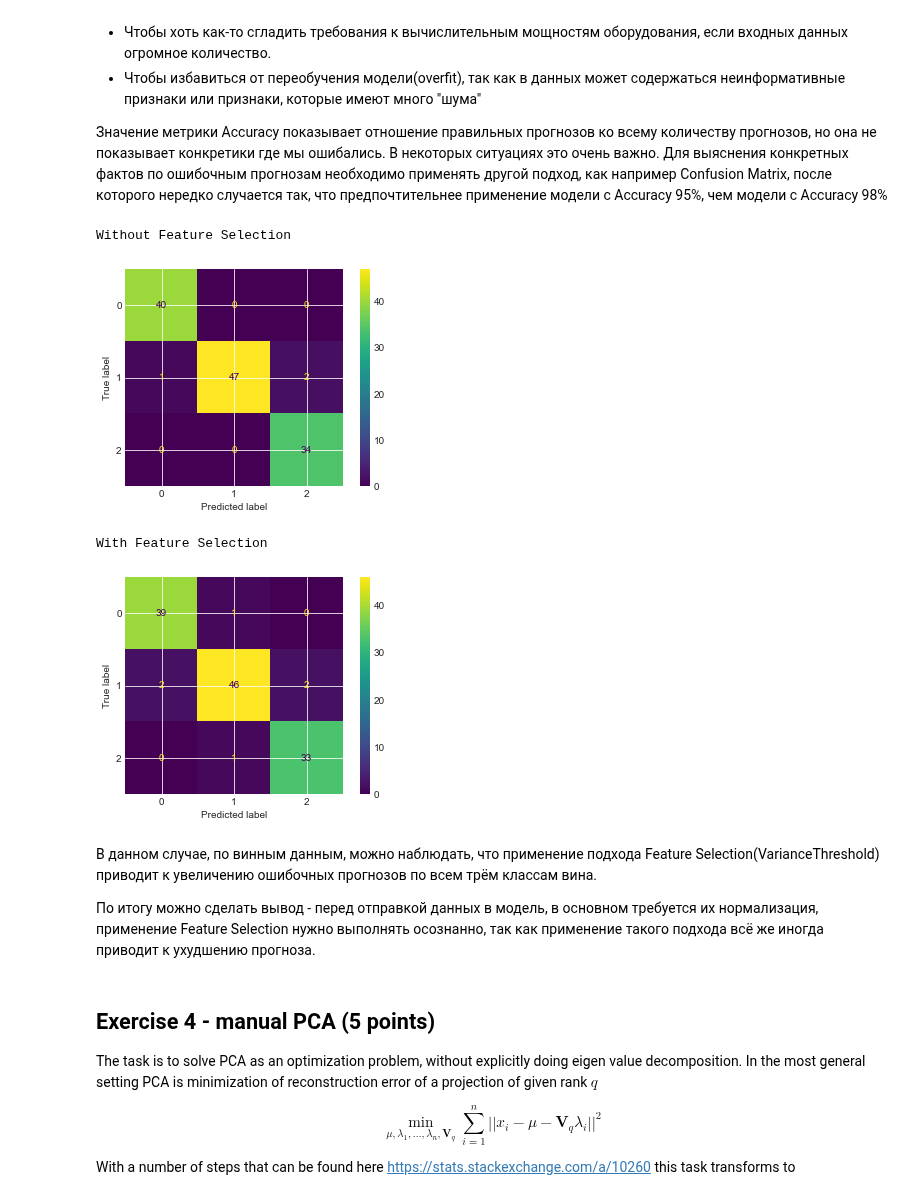
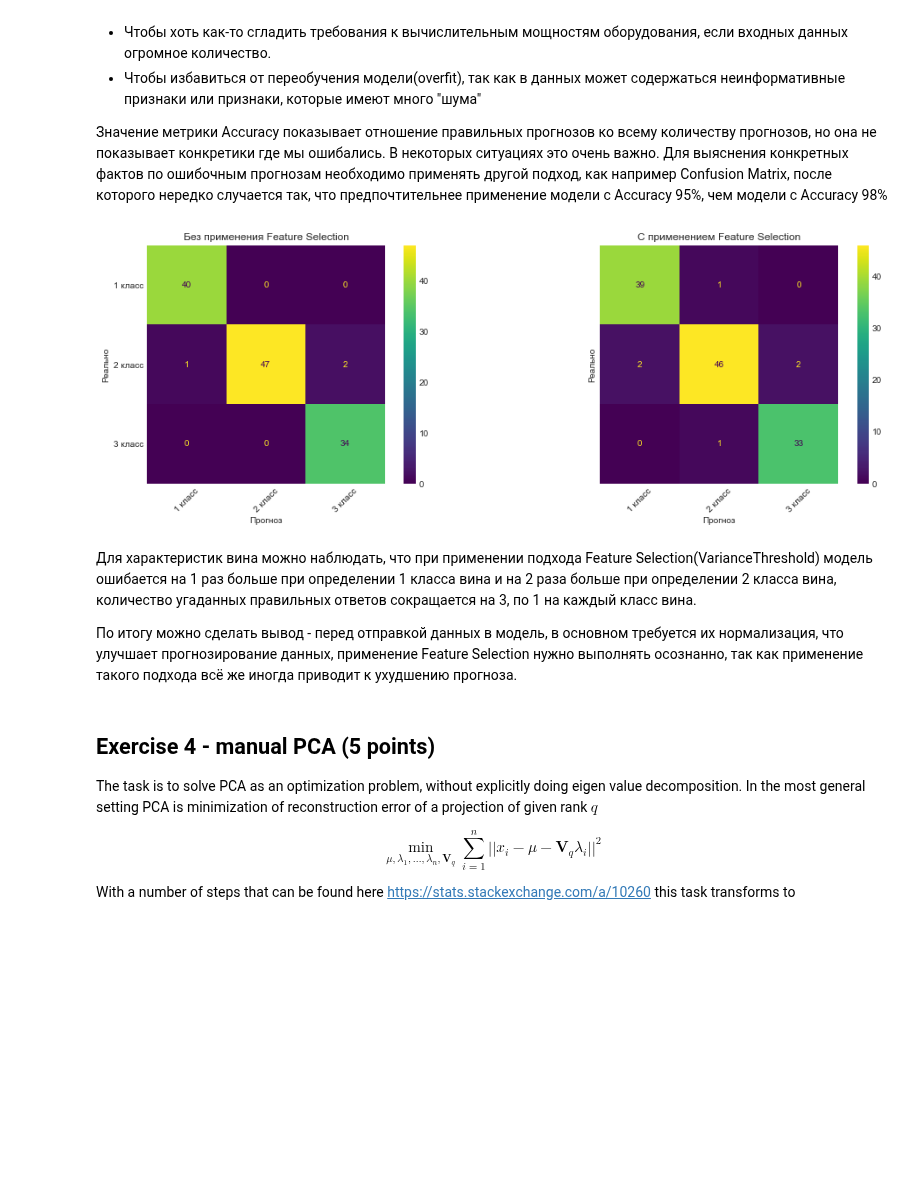
Before and after one commit to githubjeka/ml-intro, a Jupyter notebook: homework.ipynb, the cells around one changed output. Drawn from its saved outputs; the diff is of its cells as text; code cells hidden in the pictures; blank space fills up the shorter version.

```diff
--- a/homework.ipynb
+++ b/homework.ipynb
@@ -288,31 +292,36 @@ Feature Selection применяется по двум причинам:
 # %%
 from sklearn.metrics import confusion_matrix, ConfusionMatrixDisplay
 from sklearn.model_selection import cross_val_predict
 
-def confusion_matrix_display(confusion_matrix_results):
-    disp = ConfusionMatrixDisplay(confusion_matrix=confusion_matrix_results)
-    disp.plot()
-    plt.show()
+f, axes = plt.subplots(1, 2, figsize=(17, 5), sharey='row')
 
-print('Without Feature Selection')
+def confusion_matrix_display(confusion_matrix_results, labels, title, ax):
+    disp = ConfusionMatrixDisplay(confusion_matrix=confusion_matrix_results, display_labels=labels)
+    disp.plot(ax=ax, xticks_rotation=45)
+    disp.ax_.grid(visible=None)
+    disp.ax_.set_xlabel('Прогноз')
+    disp.ax_.set_ylabel('Реально')
+    disp.ax_.set_title(title)
+
+
+display_labels = ['1 класс', '2 класс', '3 класс']
+
 y_pred = cross_val_predict(pipeNorm, X=wine_train, y=wine_labels_train, cv=kfold)
 conf_mat = confusion_matrix(wine_labels_train, y_pred)
-confusion_matrix_display(conf_mat)
+confusion_matrix_display(conf_mat, display_labels, 'Без применения Feature Selection', axes[0])
 
-print('With Feature Selection')
 y_pred = cross_val_predict(pipeNorm, X=VarianceThreshold(0.7).fit_transform(wine_train), y=wine_labels_train, cv=kfold)
 conf_mat = confusion_matrix(wine_labels_train, y_pred)
-confusion_matrix_display(conf_mat)
+confusion_matrix_display(conf_mat, display_labels, 'С применением Feature Selection', axes[1])
+
+plt.show()
 # %% [output]
-Without Feature Selection
-[figure, old version]
+[figure, new version]
-With Feature Selection
-[figure, removed]
 # %% [markdown]
 
-В данном случае, по винным данным, можно наблюдать, что применение подхода Feature Selection(VarianceThreshold) приводит к увеличению ошибочных прогнозов по всем трём классам вина.
+Для характеристик вина можно наблюдать, что при применении подхода Feature Selection(VarianceThreshold) модель ошибается на 1 раз больше при определении 1 класса вина и на 2 раза больше при определении 2 класса вина, количество угаданных правильных ответов сокращается на 3, по 1 на каждый класс вина.
 
-По итогу можно сделать вывод -  перед отправкой данных в модель, в основном требуется их нормализация, применение Feature Selection нужно выполнять осознанно, так как применение такого подхода всё же иногда приводит к ухудшению прогноза.
+По итогу можно сделать вывод - перед отправкой данных в модель, в основном требуется их нормализация, что улучшает прогнозирование данных, применение Feature Selection нужно выполнять осознанно, так как применение такого подхода всё же иногда приводит к ухудшению прогноза.
 # %% [markdown]
 ## Exercise 4 - manual PCA (5 points)
 The task is to solve PCA as an optimization problem, without explicitly doing eigen value decomposition.
```
Also changed, not shown: parts of 1 cell of this notebook.
